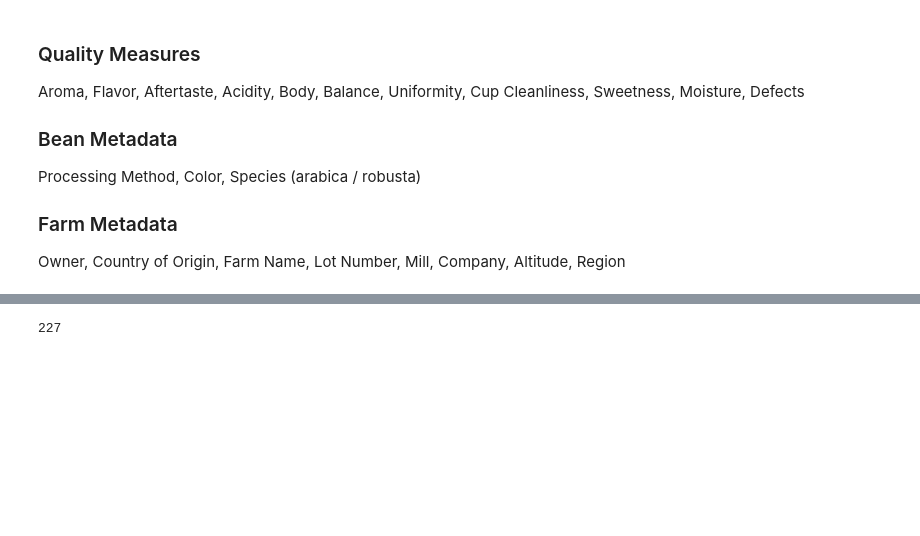
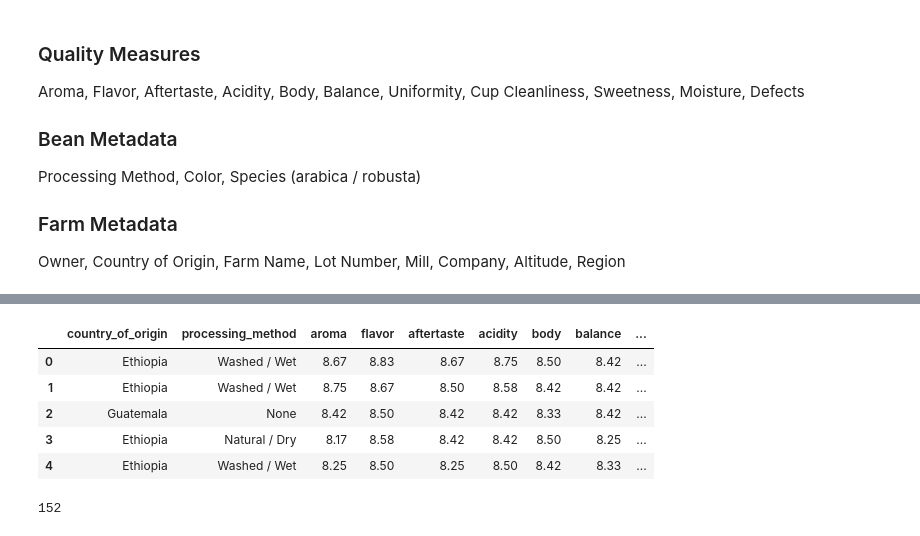
Before and after one commit to alexpfox/coffeequalitygraders, a Jupyter notebook: brew_coffee_sql.ipynb, the cells around one changed output, grey strips where cells are left out. Cells and saved outputs as stored; diff of their text form; code cells hidden in the pictures; blank space fills up the shorter version.

```diff
--- a/brew_coffee_sql.ipynb
+++ b/brew_coffee_sql.ipynb
@@ -27,0 +22,5 @@ import sklearn
+# %%
+# load json file in dir for db details
+
+with open('config.json') as f:
+    conf = json.load(f)
@@ -106,4 +64,14 @@ array(['Ethiopia', 'Guatemala', 'Brazil', 'Peru', 'United States',
+# %%
+df = pd.read_sql("SELECT * FROM arabica2", con = conn) # check to make sure things worked
+df.head()
+# %% [output]
+|  | country_of_origin | processing_method | aroma | flavor | aftertaste | acidity | body | balance | ... |
+| 0 | Ethiopia | Washed / Wet | 8.67 | 8.83 | 8.67 | 8.75 | 8.50 | 8.42 | ... |
+| 1 | Ethiopia | Washed / Wet | 8.75 | 8.67 | 8.50 | 8.58 | 8.42 | 8.42 | ... |
+| 2 | Guatemala | None | 8.42 | 8.50 | 8.42 | 8.42 | 8.33 | 8.42 | ... |
+| 3 | Ethiopia | Natural / Dry | 8.17 | 8.58 | 8.42 | 8.42 | 8.50 | 8.25 | ... |
+| 4 | Ethiopia | Washed / Wet | 8.25 | 8.50 | 8.25 | 8.50 | 8.42 | 8.33 | ... |
 # %%
-classify_data['Altitude_Lowest_Meters'].isna().sum()
+df['processing_method'].isna().sum()
 # %% [output]
-227
+152
```
Also changed, not shown: parts of 36 cells of this notebook, 13 other files.
